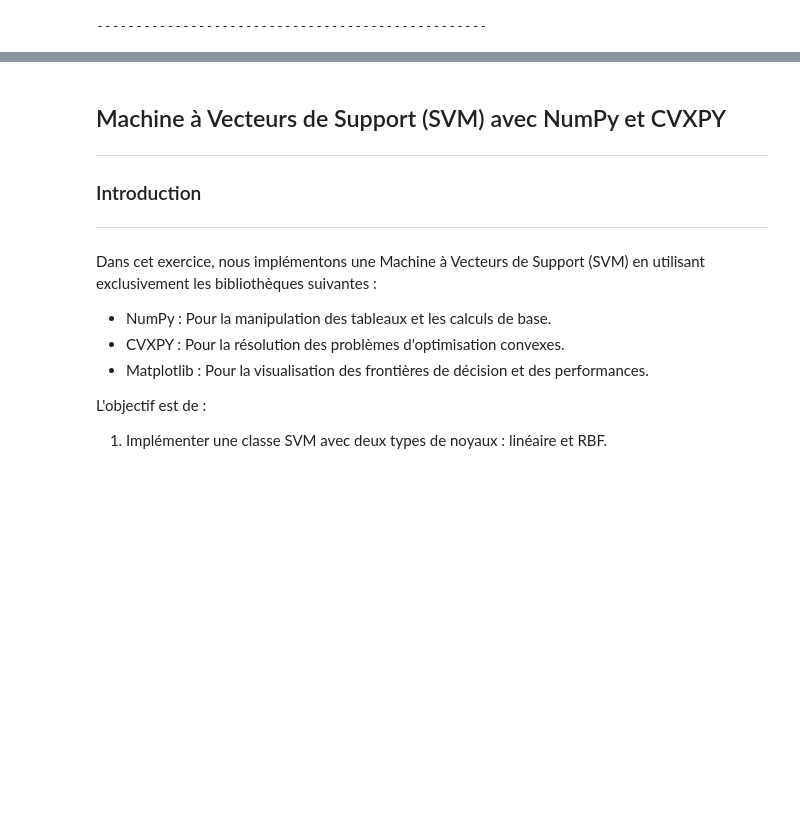
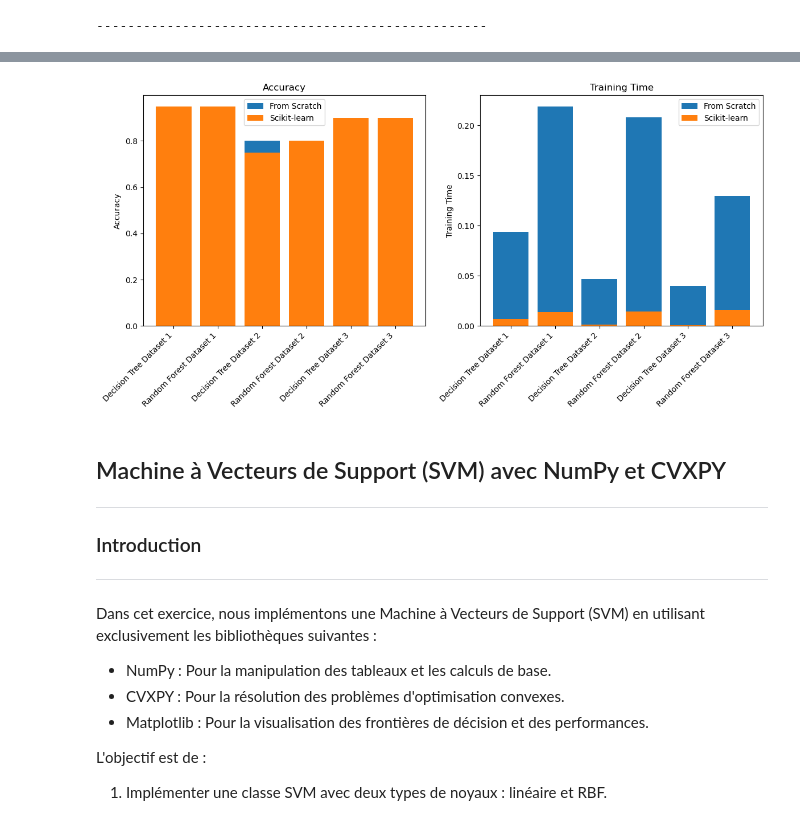
Before and after one commit to RaziRaouf/projet_de_programation_avancee, a Jupyter notebook: AkramChaabnia_AbdelheqMokhtari_mohamedRaoufRazi.ipynb, the cells around one changed output, grey strips where cells are left out. Saved outputs shown, nothing was run; the diff lists cells and outputs as text; code cells hidden in the pictures; blank space fills up the shorter version.

```diff
--- a/AkramChaabnia_AbdelheqMokhtari_mohamedRaoufRazi.ipynb
+++ b/AkramChaabnia_AbdelheqMokhtari_mohamedRaoufRazi.ipynb
@@ -1474,3 +1676,91 @@ Précision de la forêt aléatoire (Scikit-learn) : 0.95
+# %%
+import time
+import numpy as np
+import matplotlib.pyplot as plt
+from sklearn.tree import DecisionTreeClassifier
+from sklearn.ensemble import RandomForestClassifier
+from sklearn.datasets import make_moons, make_circles, make_blobs
+from sklearn.metrics import accuracy_score
+from sklearn.model_selection import train_test_split
+
+# Génération des datasets
+datasets = [
+    make_moons(noise=0.3, random_state=0),
+    make_circles(noise=0.2, factor=0.5, random_state=1),
+    make_blobs(n_samples=100, centers=2, n_features=2, center_box=(0, 20), random_state=0)
+]
+
+# Initialisation des résultats
+results = {
+    "Model": [],
+    "Type": [],
+    "Dataset": [],
+    "Accuracy": [],
+    "Training Time": []
+}
+
+# Fonction de mesure des performances
+def evaluate_model(model, X_train, X_test, y_train, y_test, model_name, model_type, dataset_name):
+    start_train = time.time()
+    model.fit(X_train, y_train)
+    training_time = time.time() - start_train
+
+    y_pred = model.predict(X_test)
+    accuracy = accuracy_score(y_test, y_pred)
+
+    # Stockage des résultats
+    results["Model"].append(model_name)
+    results["Type"].append(model_type)
+    results["Dataset"].append(dataset_name)
+    results["Accuracy"].append(accuracy)
+    results["Training Time"].append(training_time)
+
+# Comparaison pour chaque dataset
+for i, (X, y) in enumerate(datasets):
+    dataset_name = f"Dataset {i+1}"
+    X_train, X_test, y_train, y_test = train_test_split(X, y, test_size=0.2, random_state=42)
+
+    # Decision Tree - From Scratch
+    dt_scratch = DecisionTree(criterion="gini", max_depth=3)
+    evaluate_model(dt_scratch, X_train, X_test, y_train, y_test, "Decision Tree", "From Scratch", dataset_name)
+
+    # Decision Tree - Scikit-learn
+    dt_sklearn = DecisionTreeClassifier(criterion="gini", max_depth=3)
+    evaluate_model(dt_sklearn, X_train, X_test, y_train, y_test, "Decision Tree", "Scikit-learn", dataset_name)
+
+    # Random Forest - From Scratch
+    rf_scratch = RandomForest(n_estimators=5, criterion="gini", max_depth=3)
+    evaluate_model(rf_scratch, X_train, X_test, y_train, y_test, "Random Forest", "From Scratch", dataset_name)
+
+    # Random Forest - Scikit-learn
+    rf_sklearn = RandomForestClassifier(n_estimators=5, criterion="gini", max_depth=3)
+    evaluate_model(rf_sklearn, X_train, X_test, y_train, y_test, "Random Forest", "Scikit-learn", dataset_name)
+
+# Visualisation des résultats
+import pandas as pd
+
+df_results = pd.DataFrame(results)
+metrics = ["Accuracy", "Training Time"]
+
+plt.figure(figsize=(12, 6))
+for i, metric in enumerate(metrics):
+    plt.subplot(1, 2, i + 1)
+    for model_type in df_results["Type"].unique():
+        subset = df_results[df_results["Type"] == model_type]
+        plt.bar(
+            subset["Model"] + " " + subset["Dataset"],
+            subset[metric],
+            label=model_type
+        )
+    plt.title(metric)
+    plt.xticks(rotation=45, ha="right")
+    plt.ylabel(metric)
+    plt.legend()
+
+plt.tight_layout()
+plt.show()
+# %% [output]
+[figure, added]
 # %% [markdown]
 ## Machine à Vecteurs de Support (SVM) avec NumPy et CVXPY
 ---
```
Also changed, not shown: parts of 6 cells of this notebook.
